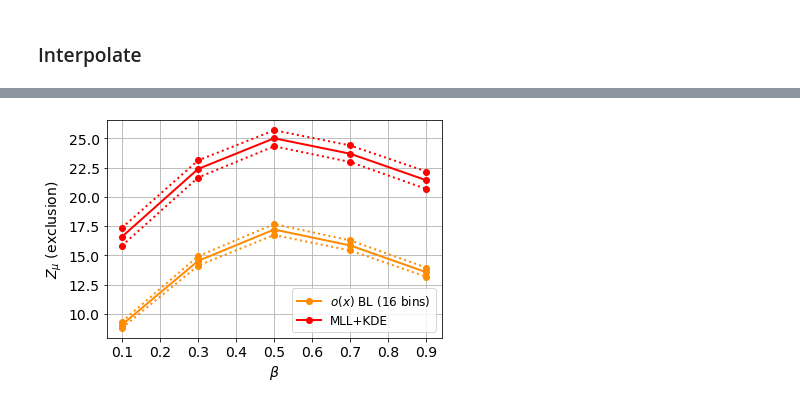
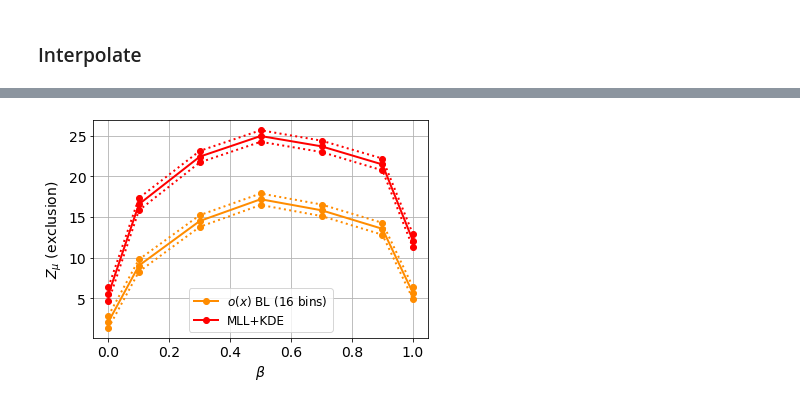
Before and after one commit to AndresDanielPerez/LHC-3rd-gen-Leptoquarks-with-MLL, a Jupyter notebook: Leptoquarks/C2-14TeV-3000fb/03-LQup1200GeV.ipynb, the cells around one changed output, grey strips where cells are left out. Cells and saved outputs as stored; diff of their text form; code cells hidden in the pictures.

```diff
--- a/Leptoquarks/C2-14TeV-3000fb/03-LQup1200GeV.ipynb
+++ b/Leptoquarks/C2-14TeV-3000fb/03-LQup1200GeV.ipynb
@@ -1014,7 +1015,7 @@ B_expected = round(3000 * totalcrossSM)    # luminosity * cross * aceptance
 print('B_expected: ', B_expected)
 
 print('S_expected: ', round(3000 * crossfidNP))    # luminosity * cross * aceptance
-S_expected = [350,450,550,650,750,850]
+S_expected = [100,150,250,350,450,550,650,750,850]
 
 
 
@@ -2275,12 +2572,12 @@ print(store_Z_MLL_KDE_std_mu0)
 # %%
 # To use if you dont want to run everything again. Its the previous results
-store_muhat_mean_MLL_KDE = [0.07462852897473997, 0.06430163447251114, 0.05798662704309065, 0.05222882615156019, 0.04888558692421991, 0.046768202080237735]
+store_muhat_mean_MLL_KDE = [0.2024517087667162, 0.1410475482912333, 0.09676820208023774, 0.07570579494799407, 0.06322436849925707, 0.055906389301634475, 0.05170876671619613, 0.049851411589895984, 0.04613670133729569]
 
-store_Z_MLL_KDE = [14.551967032952637, 17.547579571679773, 20.266374222909224, 22.792017852297324, 25.198015148397893, 27.430771949177412]
-store_Z_MLL_KDE_mu0 = [14.507429061343412, 17.512165276717635, 20.233363888726593, 22.776155272346156, 25.202036421536896, 27.441997953330926]
+store_Z_MLL_KDE = [4.849388852067553, 7.2042566130578125, 11.137143690954435, 14.5165428645114, 17.568778300792225, 20.320434006046856, 22.843249618986537, 25.15937082896404, 27.438912928581185]
+store_Z_MLL_KDE_mu0 = [4.677434462653041, 7.097636704649236, 11.06391791719574, 14.472196252488354, 17.526427674221335, 20.291131728492232, 22.832261827110116, 25.145211609808616, 27.465675227712374]
 
-store_Z_MLL_KDE_std = [0.7900283937955495, 0.7643146641329046, 0.7620125555043272, 0.7233022677930231, 0.684774326429748, 0.6873877644788167]
-store_Z_MLL_KDE_std_mu0 = [0.8885685122346907, 0.8446817537630691, 0.8302194920016168, 0.7830838940326209, 0.7424654791774702, 0.7445151548246187]
+store_Z_MLL_KDE_std = [0.9057218539604064, 0.8640702767325458, 0.8344561821093334, 0.8055914366980869, 0.7428111874165708, 0.7481558715286203, 0.7003724976494207, 0.7131964947409181, 0.6996744705330585]
+store_Z_MLL_KDE_std_mu0 = [1.1884401559093862, 1.0688632606682709, 0.9695059806818201, 0.9055493686301637, 0.816412513926646, 0.8158717364931474, 0.7607911535170275, 0.7743763336655343, 0.7570986073476905]
 # %%
 store_Z_MLL_KDE_plus = [i+j for i, j in zip(store_Z_MLL_KDE, store_Z_MLL_KDE_std)]
 store_Z_MLL_KDE_min = [i-j for i, j in zip(store_Z_MLL_KDE, store_Z_MLL_KDE_std)]
@@ -2463,26 +2760,30 @@ def solve(fn, value, x=0.1, maxtries=1000, maxerr=0.00001):
 # %%
 # We need the ratio of the fiducial cross-sections for different values of beta to rescale
 
-beta = [0.1,0.3,0.5,0.7,0.9]
+beta = [0,0.1,0.3,0.5,0.7,0.9,1]
 
 # m_LQ = [ 1200, 1400, 1600, 1800 ]  GeV
 ind_mass = 0
 
+fidcross_beta00 = [0.021107200000000003, 0.00559504, 0.00180336, 0.00047643480000000003]
 fidcross_beta01 = [0.077532, 0.024732, 0.00810288, 0.0029223359999999998]
 fidcross_beta03 = [0.1178496, 0.036859619999999996, 0.012126780000000004, 0.0041197740000000005]
 fidcross_beta05 = [0.1380368, 0.04174744, 0.01358676, 0.004397004]
 fidcross_beta07 = [0.1277332, 0.04176725, 0.01403718, 0.004840911000000001]
 fidcross_beta09 = [0.11067599999999998, 0.0343128, 0.012174129999999998, 0.004226528]
+fidcross_beta1 = [0.0516868, 0.015369672, 0.004840504000000001, 0.0015065100000000002]
 
 
+S00 = round(3000 * crossfidNP) * (fidcross_beta00[ind_mass]/fidcross_beta05[ind_mass])
 S01 = round(3000 * crossfidNP) * (fidcross_beta01[ind_mass]/fidcross_beta05[ind_mass])
 S03 = round(3000 * crossfidNP) * (fidcross_beta03[ind_mass]/fidcross_beta05[ind_mass])
 S05 = round(3000 * crossfidNP) * (fidcross_beta05[ind_mass]/fidcross_beta05[ind_mass])
 S07 = round(3000 * crossfidNP) * (fidcross_beta07[ind_mass]/fidcross_beta05[ind_mass])
 S09 = round(3000 * crossfidNP) * (fidcross_beta09[ind_mass]/fidcross_beta05[ind_mass])
+S1 = round(3000 * crossfidNP) * (fidcross_beta1[ind_mass]/fidcross_beta05[ind_mass])
 
 
-S_exp_LQ = [S01,S03,S05,S07,S09]
+S_exp_LQ = [S00,S01,S03,S05,S07,S09,S1]
 
 print(S_exp_LQ)
 # %% [output]
@@ -2569,33 +2870,33 @@ np.savetxt('saved-results/LQup1200GeV.txt', [results_16bins_beta,
 # %%
 plt.figure()
 lw = 2
 
-plt.plot(beta, results_16bins_beta, '-ok', color='darkorange', lw=lw, label=r'$o(x)$ BL (16 bins)')
-plt.plot(beta, results_16bins_beta_plus, ':ok', color='darkorange', lw=lw)
-plt.plot(beta, results_16bins_beta_min, ':ok', color='darkorange', lw=lw)
+plt.plot(beta, results_16bins_beta, '-o', color='darkorange', lw=lw, label=r'$o(x)$ BL (16 bins)')
+plt.plot(beta, results_16bins_beta_plus, ':o', color='darkorange', lw=lw)
+plt.plot(beta, results_16bins_beta_min, ':o', color='darkorange', lw=lw)
 
-# plt.plot(beta, results_50bins_beta, '-ok', color='blue', lw=lw, label=r'$o(x)$ BL (50 bins)')
-# plt.plot(beta, results_50bins_beta_plus, ':ok', color='blue', lw=lw)
-# plt.plot(beta, results_50bins_beta_min, ':ok', color='blue', lw=lw)
+# plt.plot(beta, results_50bins_beta, '-o', color='blue', lw=lw, label=r'$o(x)$ BL (50 bins)')
+# plt.plot(beta, results_50bins_beta_plus, ':o', color='blue', lw=lw)
+# plt.plot(beta, results_50bins_beta_min, ':o', color='blue', lw=lw)
 
-# plt.plot(beta, results_100bins_beta, '-ok', color='dodgerblue', lw=lw, label=r'$o(x)$ BL (100 bins)')
-# plt.plot(beta, results_100bins_beta_plus, ':ok', color='dodgerblue', lw=lw)
-# plt.plot(beta, results_100bins_beta_min, ':ok', color='dodgerblue', lw=lw)
+# plt.plot(beta, results_100bins_beta, '-o', color='dodgerblue', lw=lw, label=r'$o(x)$ BL (100 bins)')
+# plt.plot(beta, results_100bins_beta_plus, ':o', color='dodgerblue', lw=lw)
+# plt.plot(beta, results_100bins_beta_min, ':o', color='dodgerblue', lw=lw)
 
-plt.plot(beta, results_MLL_KDE_beta, '-ok', color='red', lw=lw, label=r'MLL+KDE')
-plt.plot(beta, results_MLL_KDE_beta_plus, ':ok', color='red', lw=lw)
-plt.plot(beta, results_MLL_KDE_beta_min, ':ok', color='red', lw=lw)
+plt.plot(beta, results_MLL_KDE_beta, '-o', color='red', lw=lw, label=r'MLL+KDE')
+plt.plot(beta, results_MLL_KDE_beta_plus, ':o', color='red', lw=lw)
+plt.plot(beta, results_MLL_KDE_beta_min, ':o', color='red', lw=lw)
 
 #plt.xlim([0.5, 10])
 #plt.ylim([-0.5, 7.5])
 #plt.xscale('log')
 plt.xlabel(r'$\beta$', fontsize=14)
 plt.ylabel('$Z_{\mu}$ (exclusion)', fontsize=14)
 plt.xticks(fontsize=14)
 plt.yticks(fontsize=14)
 plt.grid()
 #plt.title('<B> per ensemble: %0.2d' % B_expected, fontsize=14)
 plt.legend(fontsize=12)
 plt.show()
 # %% [output]
-[figure, old version]
+[figure, new version]
```
Also changed, not shown: parts of 16 cells of this notebook, 11 other files.
